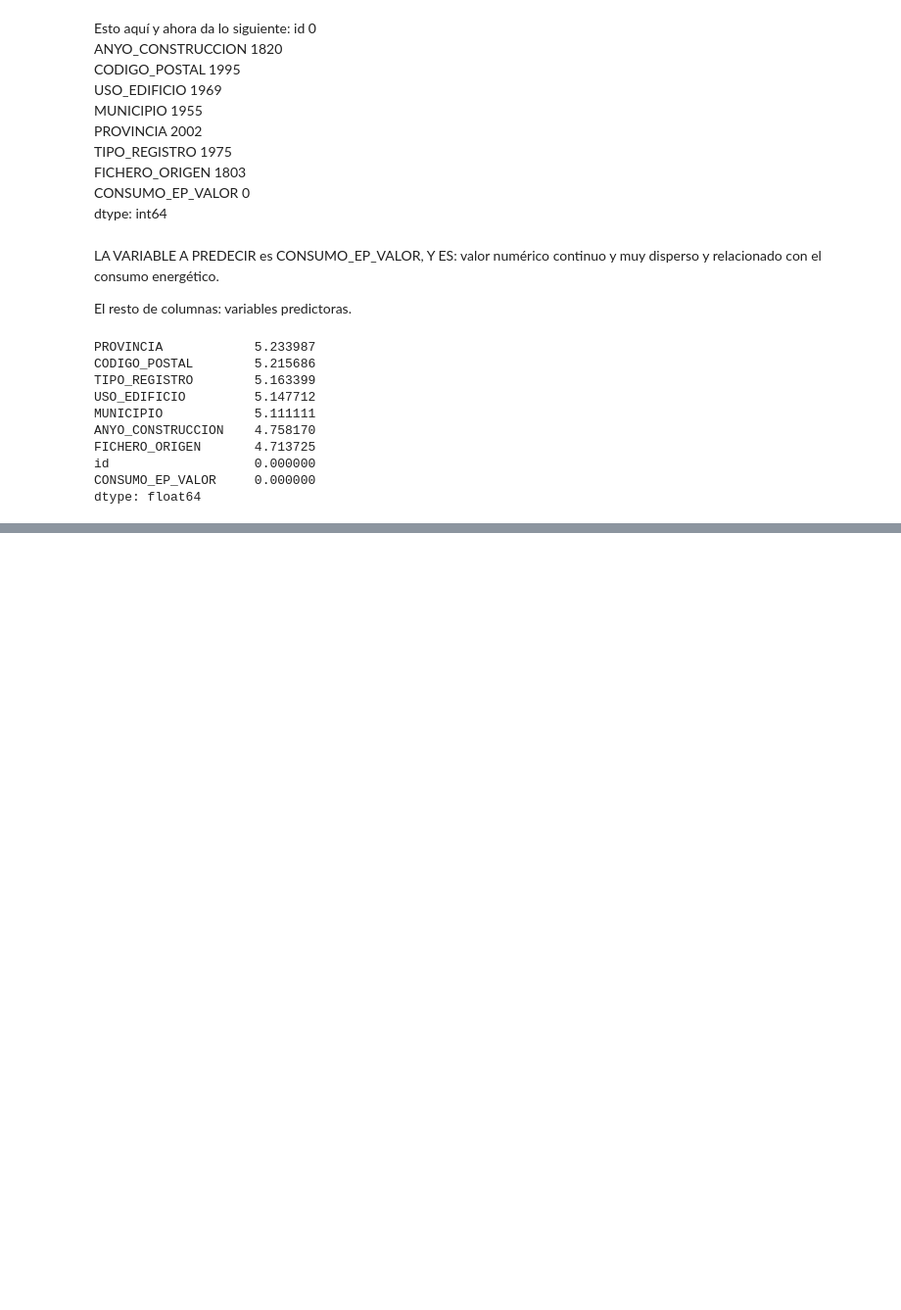
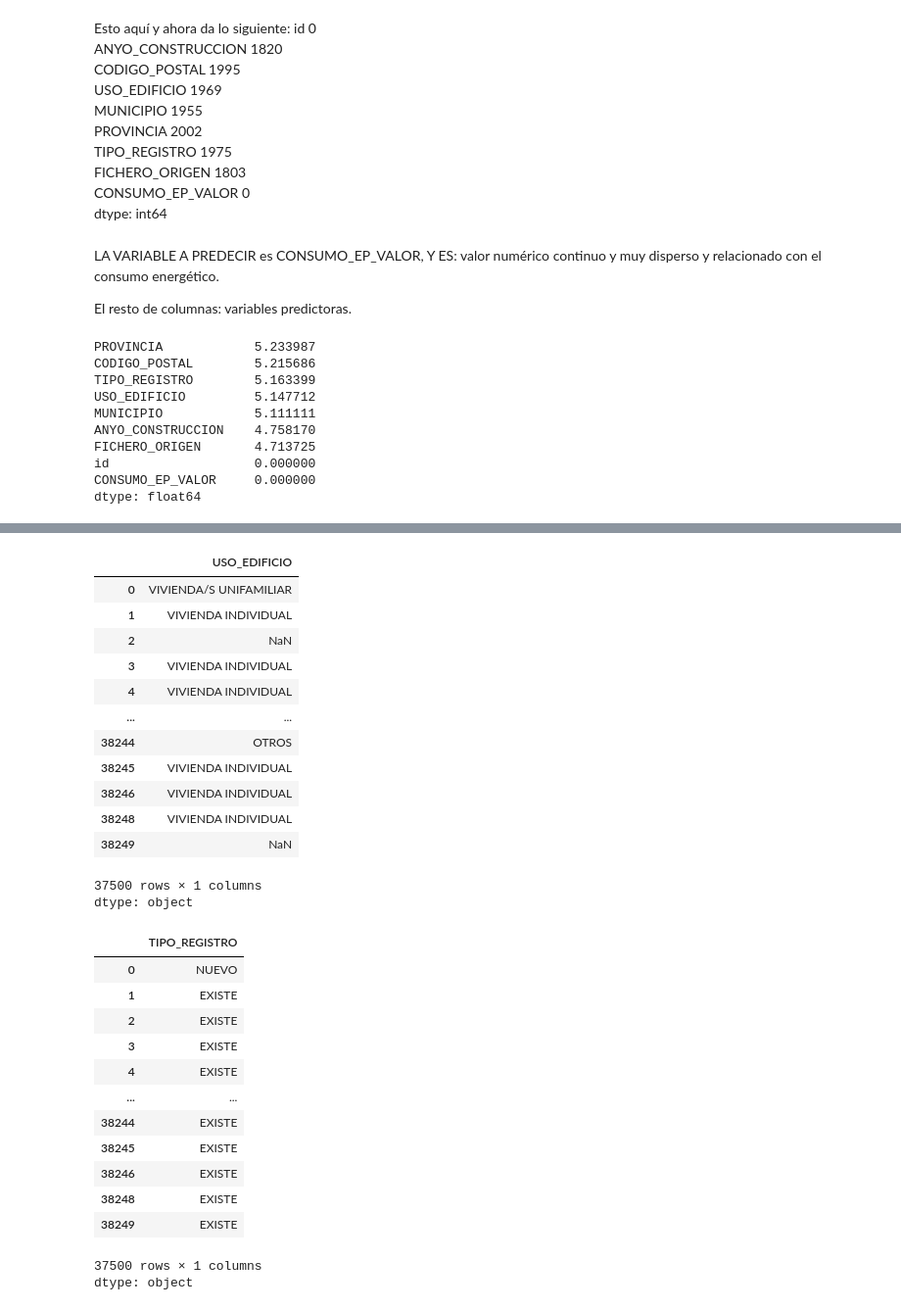
Before and after one commit to atmsDAWDAMAlicante/CEPython2526, a Jupyter notebook: Modulo_3_Analisis_de_datos/PROYECTO_KAGGLE/Proyecto_mod_Análisis_Datos_Python_ANGELTOMASMORENOSENEN.ipynb, the cells around one changed output, grey strips where cells are left out. Shown at 98% size. Saved outputs shown, nothing was run; the diff lists cells and outputs as text; code cells hidden in the pictures; blank space fills up the shorter version.

```diff
--- a/Modulo_3_Analisis_de_datos/PROYECTO_KAGGLE/Proyecto_mod_Análisis_Datos_Python_ANGELTOMASMORENOSENEN.ipynb
+++ b/Modulo_3_Analisis_de_datos/PROYECTO_KAGGLE/Proyecto_mod_Análisis_Datos_Python_ANGELTOMASMORENOSENEN.ipynb
@@ -93,0 +126,10 @@ SON UNOS NULOS ALREDEDOR DEL 5% ... continuará
+# %%
+# 10 Eliminación de filas duplicadas
+
+print(f"Filas antes de eliminar duplicados: {len(train_df)}")
+
+train_df = train_df.drop_duplicates()
+# ... para ver el resultado
+print(f"Filas después de eliminar duplicados: {len(train_df)}")
+
+# Me sale que 38250 - 37500 = 750 eliminadas ¡OK!
@@ -93,0 +166,39 @@ SON UNOS NULOS ALREDEDOR DEL 5% ... continuará
+# %%
+# 12 Limpieza de categorías: QUITAR ESPACIOS Y PONER EN MAYÚSCULAS
+
+train_df["USO_EDIFICIO"] = train_df["USO_EDIFICIO"].str.strip().str.upper()
+
+train_df["TIPO_REGISTRO"] = train_df["TIPO_REGISTRO"].str.strip().str.upper()
+
+# y una miradita
+display(train_df["USO_EDIFICIO"])
+display(train_df["TIPO_REGISTRO"])
+# %% [output]
+|  | USO_EDIFICIO |
+| 0 | VIVIENDA/S UNIFAMILIAR |
+| 1 | VIVIENDA INDIVIDUAL |
+| 2 | NaN |
+| 3 | VIVIENDA INDIVIDUAL |
+| 4 | VIVIENDA INDIVIDUAL |
+| ... | ... |
+| 38244 | OTROS |
+| 38245 | VIVIENDA INDIVIDUAL |
+| 38246 | VIVIENDA INDIVIDUAL |
+| 38248 | VIVIENDA INDIVIDUAL |
+| 38249 | NaN |
+37500 rows × 1 columns
+dtype: object
+|  | TIPO_REGISTRO |
+| 0 | NUEVO |
+| 1 | EXISTE |
+| 2 | EXISTE |
+| 3 | EXISTE |
+| 4 | EXISTE |
+| ... | ... |
+| 38244 | EXISTE |
+| 38245 | EXISTE |
+| 38246 | EXISTE |
+| 38248 | EXISTE |
+| 38249 | EXISTE |
+37500 rows × 1 columns
+dtype: object
```
Also changed, not shown: parts of 14 cells of this notebook.
